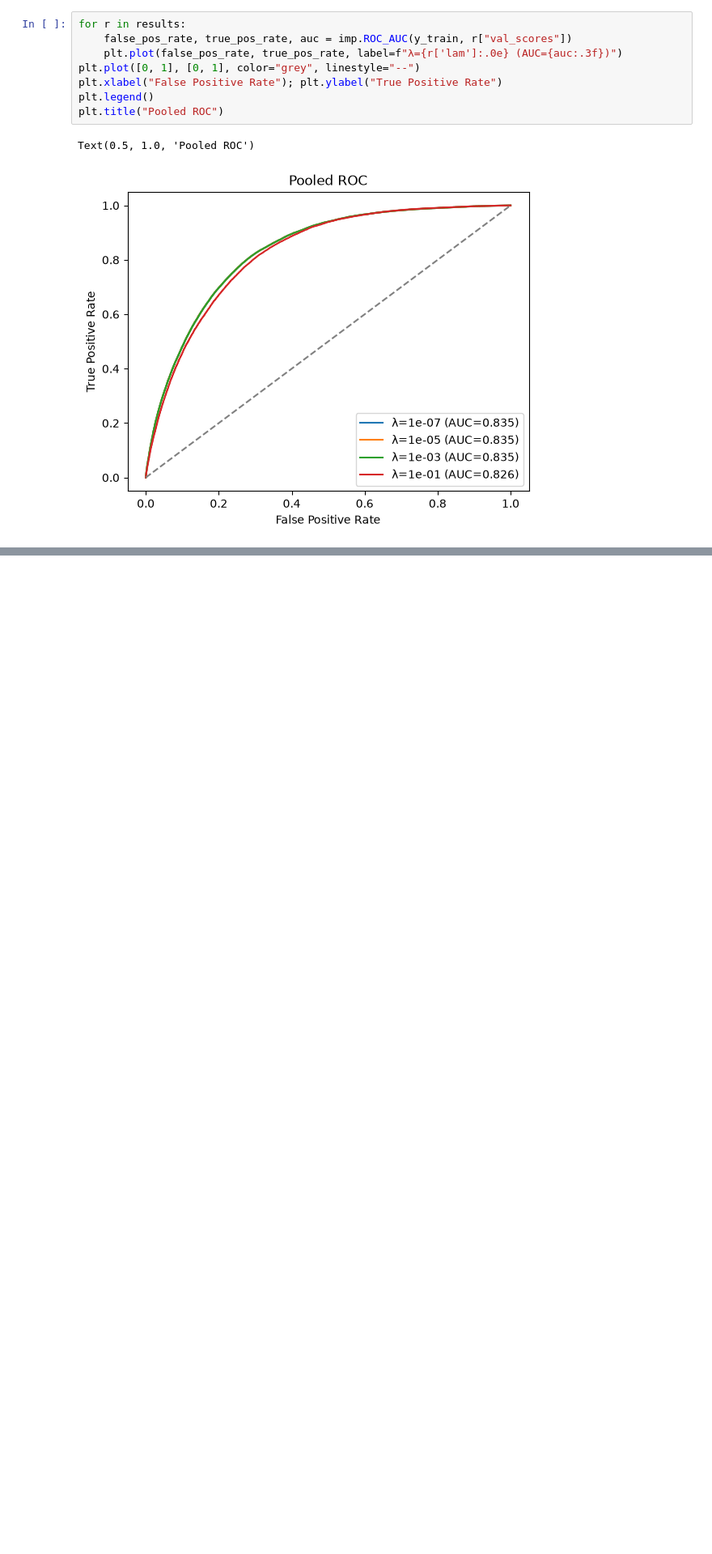
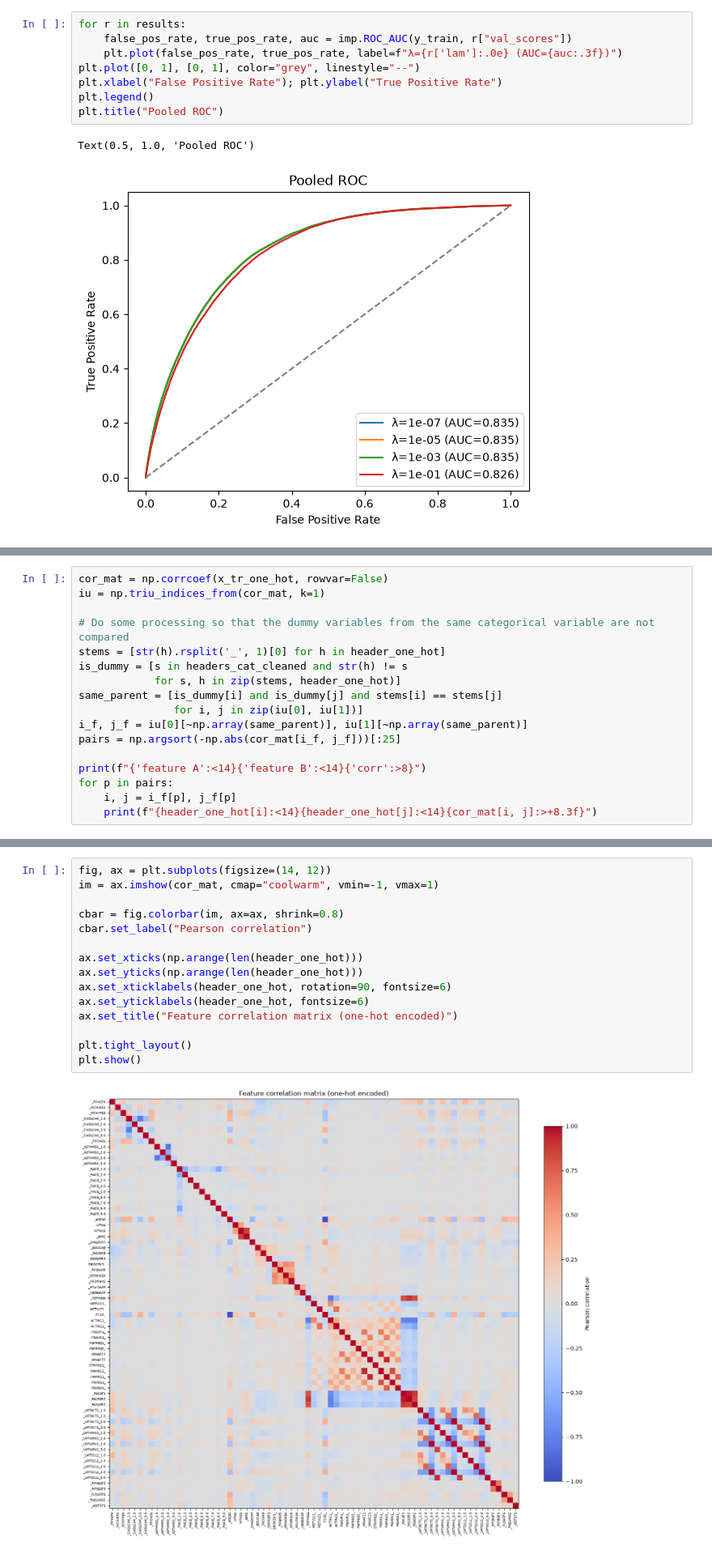
Before and after one commit to AlfinSib/ML_project_1, a Jupyter notebook: data_cleaning.ipynb, the cells around one changed output, grey strips where cells are left out. Shown at 81% size. Saved outputs shown, nothing was run; the diff lists cells and outputs as text; blank space fills up the shorter version.

```diff
--- a/data_cleaning.ipynb
+++ b/data_cleaning.ipynb
@@ -376,0 +428,17 @@ Text(0.5, 1.0, 'Pooled ROC')
+# %%
+cor_mat = np.corrcoef(x_tr_one_hot, rowvar=False)
+iu = np.triu_indices_from(cor_mat, k=1)
+
+# Do some processing so that the dummy variables from the same categorical variable are not compared
+stems = [str(h).rsplit('_', 1)[0] for h in header_one_hot]
+is_dummy = [s in headers_cat_cleaned and str(h) != s
+            for s, h in zip(stems, header_one_hot)]
+same_parent = [is_dummy[i] and is_dummy[j] and stems[i] == stems[j]
+               for i, j in zip(iu[0], iu[1])]
+i_f, j_f = iu[0][~np.array(same_parent)], iu[1][~np.array(same_parent)]
+pairs = np.argsort(-np.abs(cor_mat[i_f, j_f]))[:25]
+
+print(f"{'feature A':<14}{'feature B':<14}{'corr':>8}")
+for p in pairs:
+    i, j = i_f[p], j_f[p]
+    print(f"{header_one_hot[i]:<14}{header_one_hot[j]:<14}{cor_mat[i, j]:>+8.3f}")
@@ -376,0 +463,17 @@ Text(0.5, 1.0, 'Pooled ROC')
+# %%
+fig, ax = plt.subplots(figsize=(14, 12))
+im = ax.imshow(cor_mat, cmap="coolwarm", vmin=-1, vmax=1)
+
+cbar = fig.colorbar(im, ax=ax, shrink=0.8)
+cbar.set_label("Pearson correlation")
+
+ax.set_xticks(np.arange(len(header_one_hot)))
+ax.set_yticks(np.arange(len(header_one_hot)))
+ax.set_xticklabels(header_one_hot, rotation=90, fontsize=6)
+ax.set_yticklabels(header_one_hot, fontsize=6)
+ax.set_title("Feature correlation matrix (one-hot encoded)")
+
+plt.tight_layout()
+plt.show()
+# %% [output]
+[figure, added]
```
Also changed, not shown: parts of 6 cells of this notebook, 1 other file.
